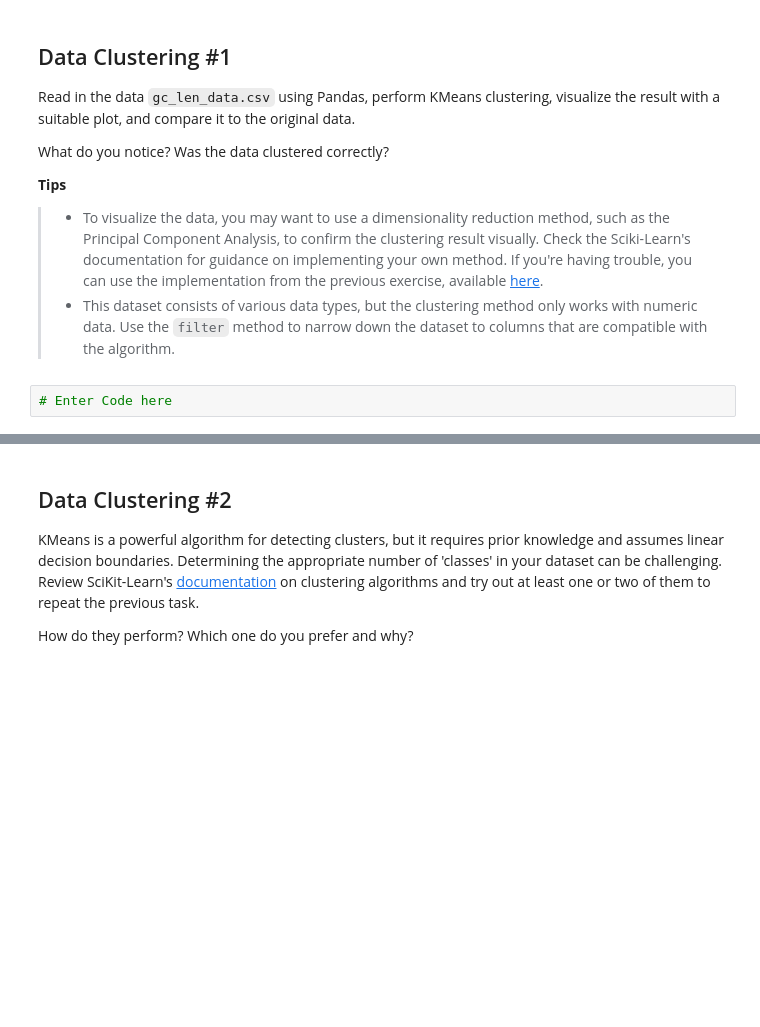
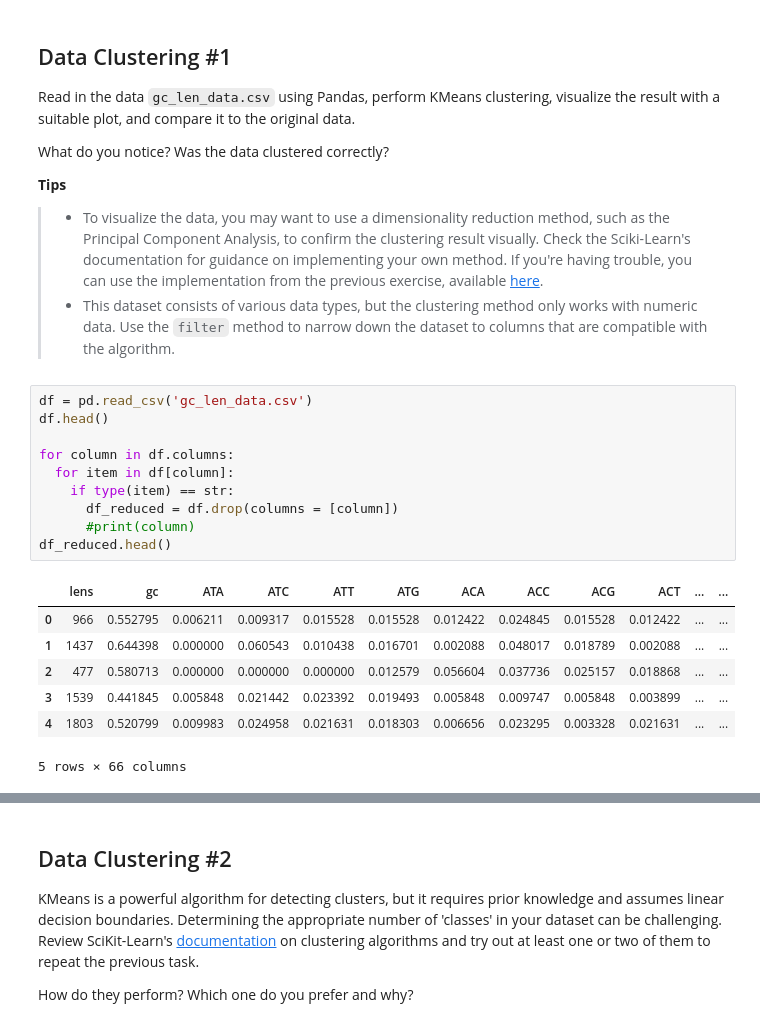
Before and after one commit to AnnaIPC/Python, a Jupyter notebook: exercises/Exercise005.ipynb, the cells around one changed output, grey strips where cells are left out. Cells and saved outputs as stored; diff of their text form; blank space fills up the shorter version.

```diff
--- a/exercises/Exercise005.ipynb
+++ b/exercises/Exercise005.ipynb
@@ -24,5 +61,21 @@ What do you notice? Was the data clustered correctly?
 
 > * To visualize the data, you may want to use a dimensionality reduction method, such as the Principal Component Analysis, to confirm the clustering result visually. Check the Sciki-Learn's documentation for guidance on implementing your own method. If you're having trouble, you can use the implementation from the previous exercise, available [here](https://jr-1991.github.io/PythonProgrammingBio24/solutions/Exercise004/).
 > * This dataset consists of various data types, but the clustering method only works with numeric data. Use the `filter` method to narrow down the dataset to columns that are compatible with the algorithm.
-# %%
-# Enter Code here
+# %%
+df = pd.read_csv('gc_len_data.csv')
+df.head()
+
+for column in df.columns:
+  for item in df[column]:
+    if type(item) == str:
+      df_reduced = df.drop(columns = [column])
+      #print(column)
+df_reduced.head()
+# %% [output]
+|  | lens | gc | ATA | ATC | ATT | ATG | ACA | ACC | ACG | ACT | ... | ... |
+| 0 | 966 | 0.552795 | 0.006211 | 0.009317 | 0.015528 | 0.015528 | 0.012422 | 0.024845 | 0.015528 | 0.012422 | ... | ... |
+| 1 | 1437 | 0.644398 | 0.000000 | 0.060543 | 0.010438 | 0.016701 | 0.002088 | 0.048017 | 0.018789 | 0.002088 | ... | ... |
+| 2 | 477 | 0.580713 | 0.000000 | 0.000000 | 0.000000 | 0.012579 | 0.056604 | 0.037736 | 0.025157 | 0.018868 | ... | ... |
+| 3 | 1539 | 0.441845 | 0.005848 | 0.021442 | 0.023392 | 0.019493 | 0.005848 | 0.009747 | 0.005848 | 0.003899 | ... | ... |
+| 4 | 1803 | 0.520799 | 0.009983 | 0.024958 | 0.021631 | 0.018303 | 0.006656 | 0.023295 | 0.003328 | 0.021631 | ... | ... |
+5 rows × 66 columns
```
Also changed, not shown: parts of 5 cells of this notebook.
